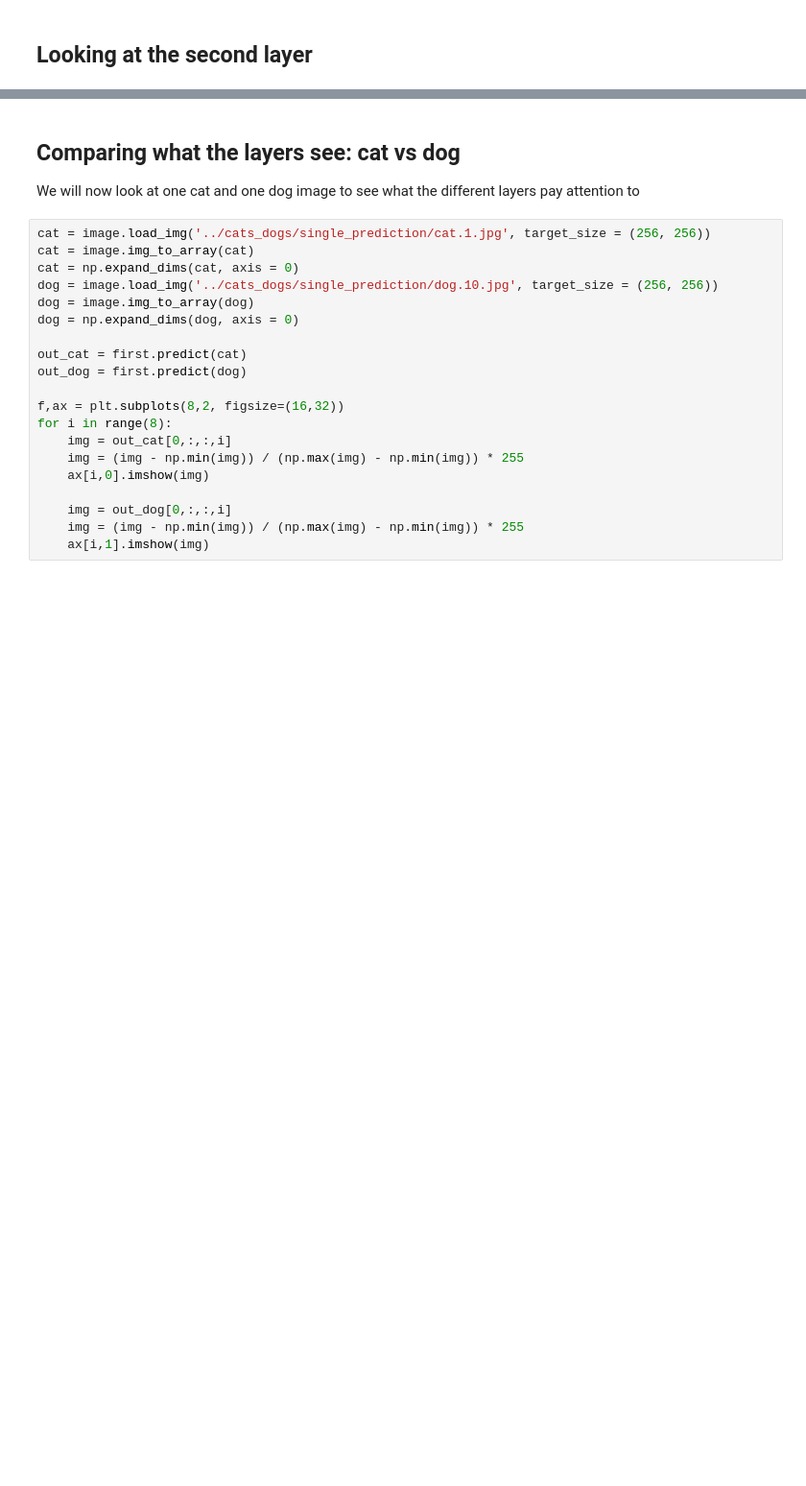
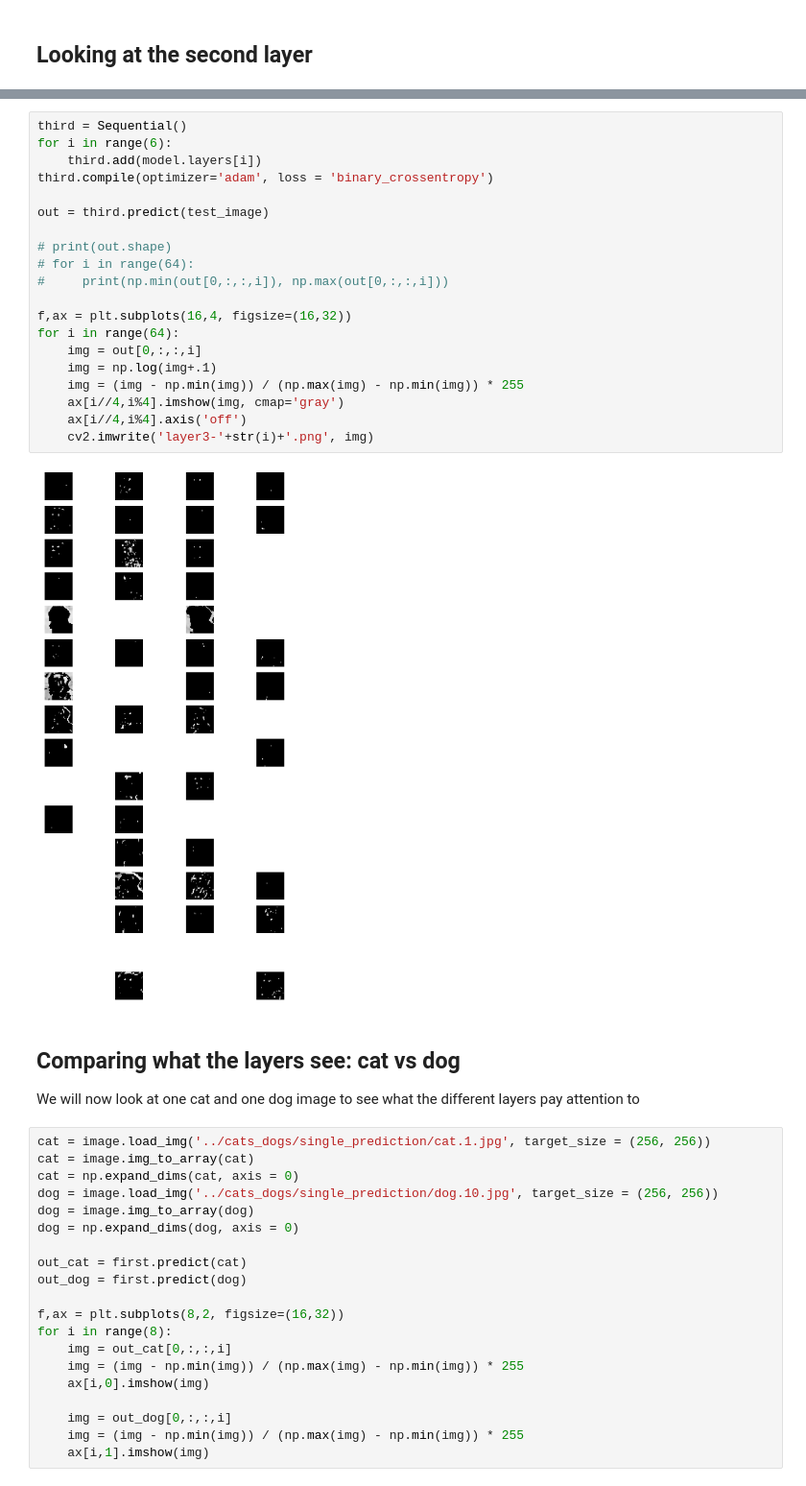
Before and after one commit to sintefmath/GeiloWinterSchool2018, a Jupyter notebook: course_material/CNN.ipynb, the cells around one changed output, grey strips where cells are left out. Shown at 96% size. Saved outputs shown, nothing was run; the diff lists cells and outputs as text; blank space fills up the shorter version.

```diff
--- a/course_material/CNN.ipynb
+++ b/course_material/CNN.ipynb
@@ -621,3 +634,25 @@ for i in range(32):
+# %%
+third = Sequential()
+for i in range(6):
+    third.add(model.layers[i])
+third.compile(optimizer='adam', loss = 'binary_crossentropy')
+
+out = third.predict(test_image)
+
+# print(out.shape)
+# for i in range(64):
+#     print(np.min(out[0,:,:,i]), np.max(out[0,:,:,i]))
+
+f,ax = plt.subplots(16,4, figsize=(16,32))
+for i in range(64):
+    img = out[0,:,:,i]
+    img = np.log(img+.1)
+    img = (img - np.min(img)) / (np.max(img) - np.min(img)) * 255
+    ax[i//4,i%4].imshow(img, cmap='gray')
+    ax[i//4,i%4].axis('off')
+    cv2.imwrite('layer3-'+str(i)+'.png', img)
+# %% [output]
+[figure, added]
 # %% [markdown]
 ## Comparing what the layers see: cat vs dog
 
```
Also changed, not shown: parts of 8 cells of this notebook.
